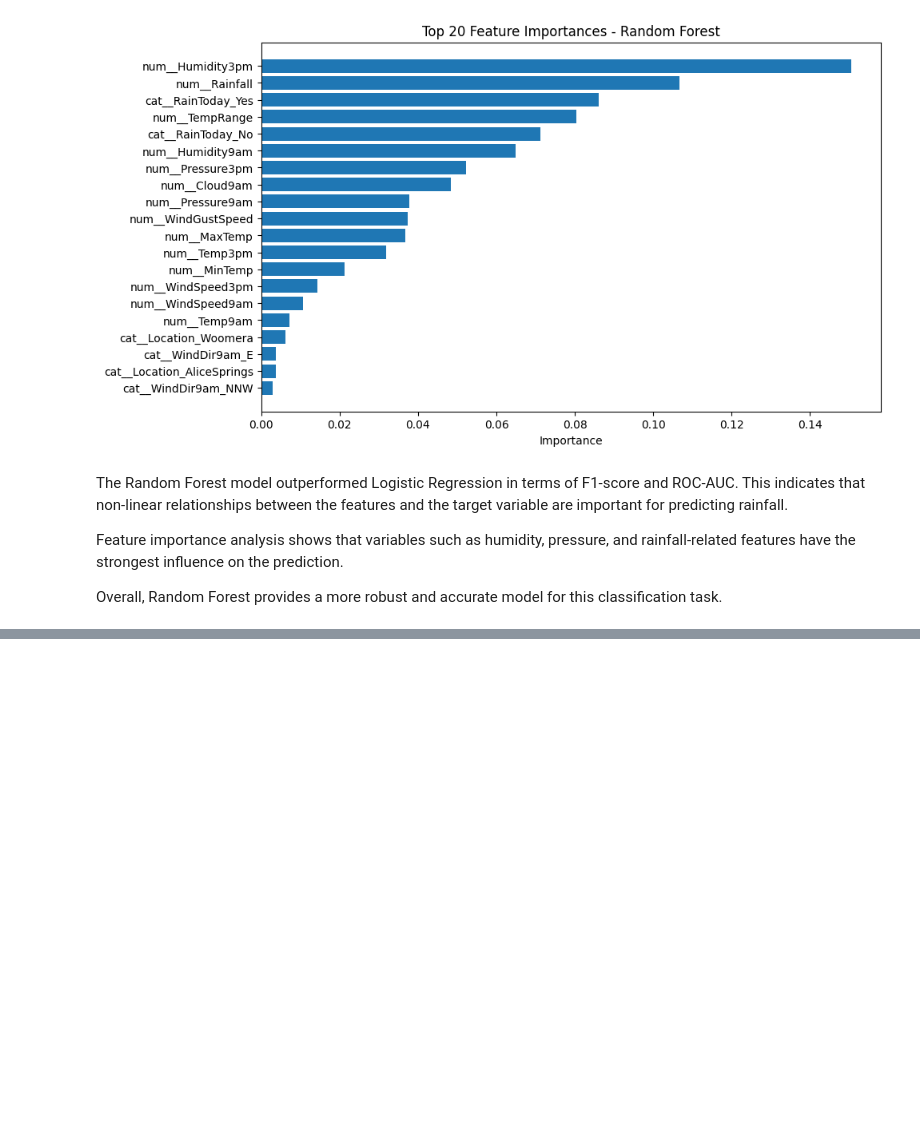
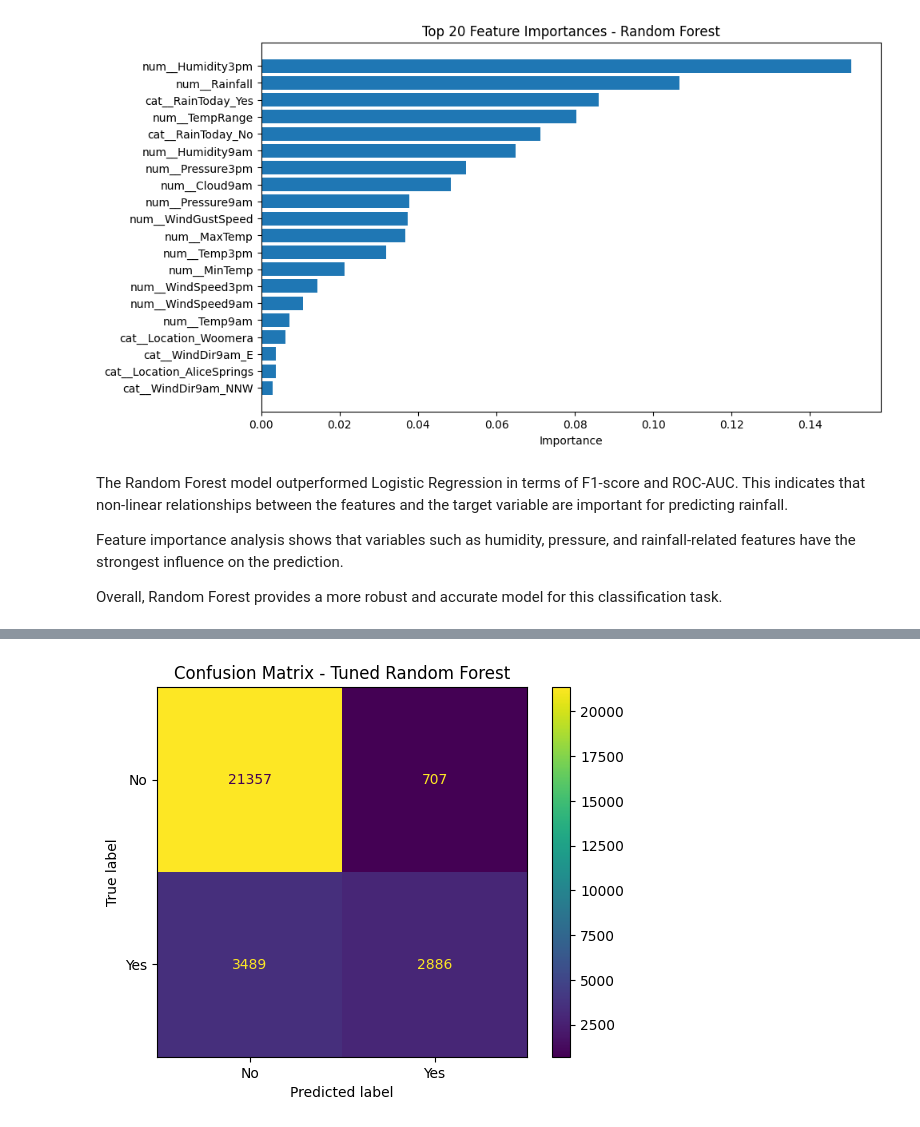
Before and after one commit to SirApollyon/weather-forecast-project, a Jupyter notebook: notebooks/weather_prediction.ipynb, the cells around one changed output, grey strips where cells are left out. Cells and saved outputs as stored; diff of their text form; code cells hidden in the pictures; blank space fills up the shorter version.

```diff
--- a/notebooks/weather_prediction.ipynb
+++ b/notebooks/weather_prediction.ipynb
@@ -487,0 +497,18 @@ Overall, Random Forest provides a more robust and accurate model for this classi
+# %%
+param_grid = {
+    "model__n_estimators": [100, 200],
+    "model__max_depth": [10, 20, None],
+    "model__min_samples_split": [2, 5],
+    "model__min_samples_leaf": [1, 2]
+}
+# %%
+grid_search = GridSearchCV(
+    estimator=rf_tuning_pipeline,
+    param_grid=param_grid,
+    cv=3,
+    scoring="f1",
+    n_jobs=-1,
+    verbose=2
+)
+
+grid_search.fit(X_train, y_train)
@@ -487,0 +626,8 @@ Overall, Random Forest provides a more robust and accurate model for this classi
+# %%
+cm = confusion_matrix(y_test, y_pred_rf_tuned)
+disp = ConfusionMatrixDisplay(confusion_matrix=cm, display_labels=label_encoder.classes_)
+disp.plot()
+plt.title("Confusion Matrix - Tuned Random Forest")
+plt.show()
+# %% [output]
+[figure, added]
```
Also changed, not shown: parts of 12 cells of this notebook.
